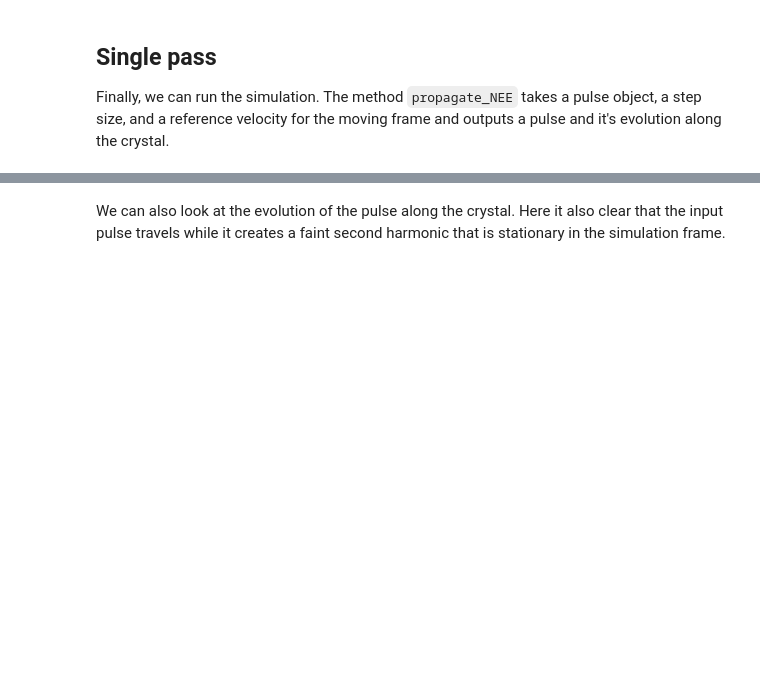
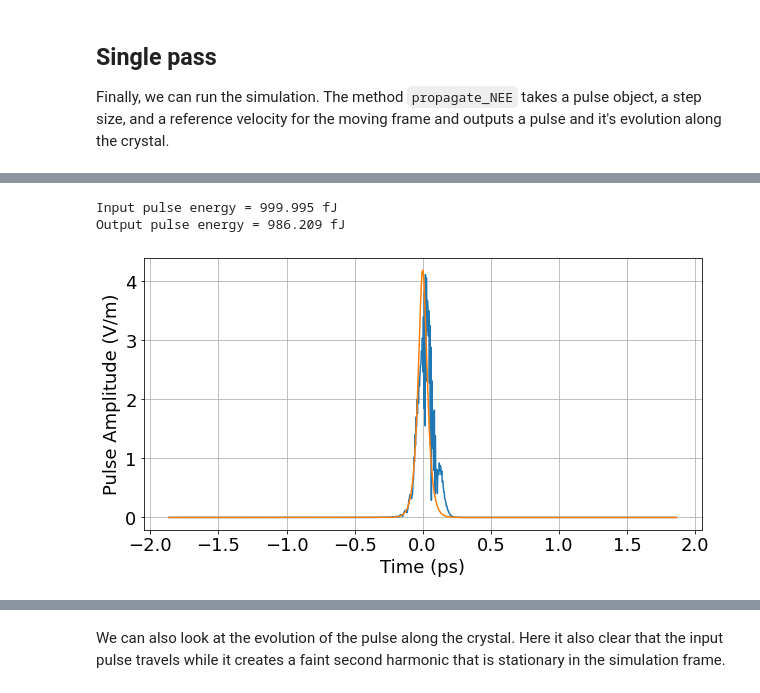
Before and after one commit to ledezmaluism/snow, a Jupyter notebook: Examples/Example_Waveguide_SHG.ipynb, the cells around one changed output, grey strips where cells are left out. Drawn from its saved outputs; the diff is of its cells as text; code cells hidden in the pictures; blank space fills up the shorter version.

```diff
--- a/Examples/Example_Waveguide_SHG.ipynb
+++ b/Examples/Example_Waveguide_SHG.ipynb
@@ -325,14 +296,19 @@ h = pp/20 #Step size
 # %%
-print('Input pulse energy = %0.3f fJ' %(pulse.energy_td()/fJ))
-print('Output pulse energy = %0.3f fJ' %(pulses.energy_td(t, out_pulse)/fJ))
+print('Input pulse energy = %0.3f fJ' %(input_pulse.energy_td()/fJ))
+print('Output pulse energy = %0.3f fJ' %(out_pulse.energy_td()/fJ))
+# %% [output]
+Input pulse energy = 999.995 fJ
+Output pulse energy = 986.209 fJ
 # %%
 plt.rcParams['figure.figsize'] = [10, 5]
-ax1 = pulses.plot_mag(t, out_pulse)
-ax1 = pulse.plot_mag(ax=ax1)
+ax1 = out_pulse.plot_mag()
+ax1 = input_pulse.plot_mag(ax=ax1)
 # ax1.set_xlim(-2,0.5)
 # ax1.set_ylim(0,2e8)
 ax1.set_ylabel('Pulse Amplitude (V/m)')
 ax1.set_xlabel('Time (ps)');
+# %% [output]
+[figure, added]
 # %%
 plt.rcParams['figure.figsize'] = [15, 5]
 fig = plt.figure()
```
Also changed, not shown: parts of 33 cells of this notebook.
